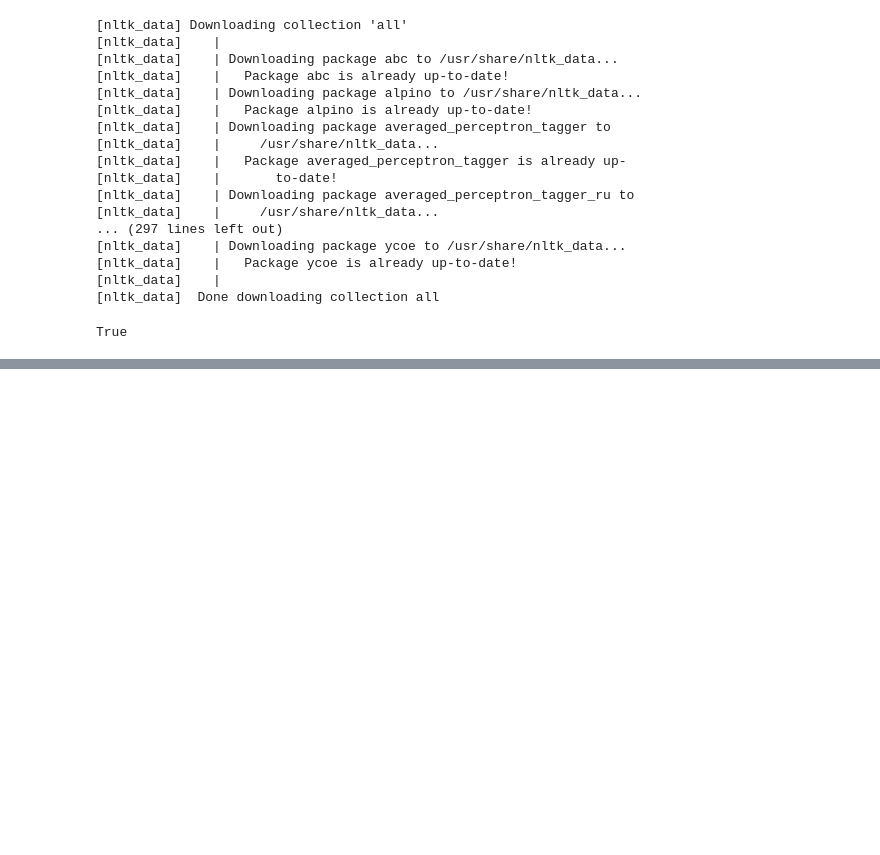
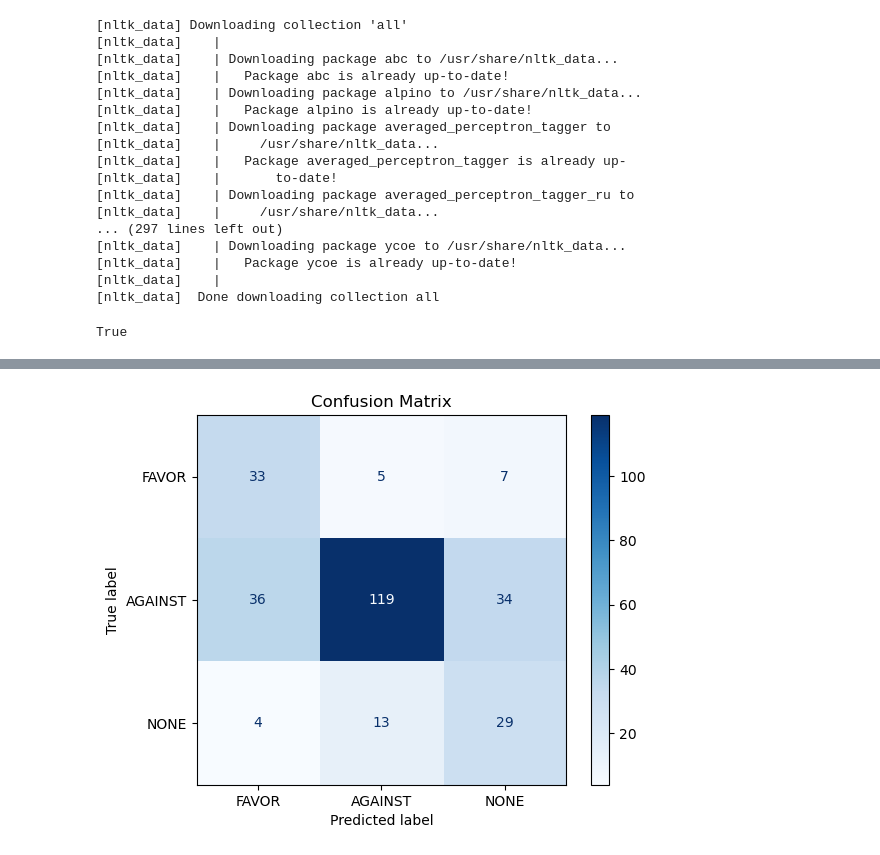
Before and after one commit to samyak1512/TextCNN-with-RoBERTa, a Jupyter notebook: textcnn-with-roberta.ipynb, the cells around one changed output, grey strips where cells are left out. Cells and saved outputs as stored; diff of their text form; code cells hidden in the pictures; blank space fills up the shorter version.

```diff
--- a/textcnn-with-roberta.ipynb
+++ b/textcnn-with-roberta.ipynb
@@ -103,0 +291,5 @@ from torchtext.vocab import GloVe
+# %%
+# Define training parameters
+learning_rate = 5e-5
+batch_size = 256
+epochs = 5
@@ -103,0 +495,33 @@ from torchtext.vocab import GloVe
+# %%
+
+# Evaluate on the test set
+
+
+model.eval()
+test_loss = 0.0
+test_acc = 0.0
+predicted_labels = []
+
+with torch.no_grad():
+    for batch in test_loader:
+        input_ids = batch[0].to(device)
+        attention_mask = batch[1].to(device)
+        labels = batch[2].to(device)
+
+        cnn_outputs = model(input_ids)
+        roberta_outputs = roberta_model(input_ids=input_ids, attention_mask=attention_mask)
+        logits = cnn_outputs + roberta_outputs.logits
+
+        test_loss += loss_fn(logits, labels).item()
+
+        _, predicted_labels_batch = torch.max(logits, dim=1)
+        predicted_labels.extend(predicted_labels_batch.cpu().numpy())
+
+        test_acc += accuracy_score(labels.cpu().numpy(), predicted_labels_batch.cpu().numpy())
+
+test_loss /= len(test_loader)
+test_acc /= len(test_loader)
+f1 = f1_score(test_ds["label"], predicted_labels, average="weighted")
+
+print("Test Results:")
+print(f"Test Loss: {test_loss:.4f}, Test Acc: {test_acc:.4f}, F1 Score: {f1:.4f}")
@@ -104,3 +531,12 @@ from torchtext.vocab import GloVe
+# %%
+# Generate confusion matrix
+cm = confusion_matrix(test_ds["label"], predicted_labels)
+cm_display = ConfusionMatrixDisplay(confusion_matrix=cm, display_labels=["FAVOR", "AGAINST", "NONE"])
+cm_display.plot(cmap="Blues")
+plt.title("Confusion Matrix")
+plt.show()
+# %% [output]
+[figure, added]
 # %%
 import torch
 from transformers import AutoTokenizer, AutoModelForSequenceClassification
```
Also changed, not shown: parts of 29 cells of this notebook.
